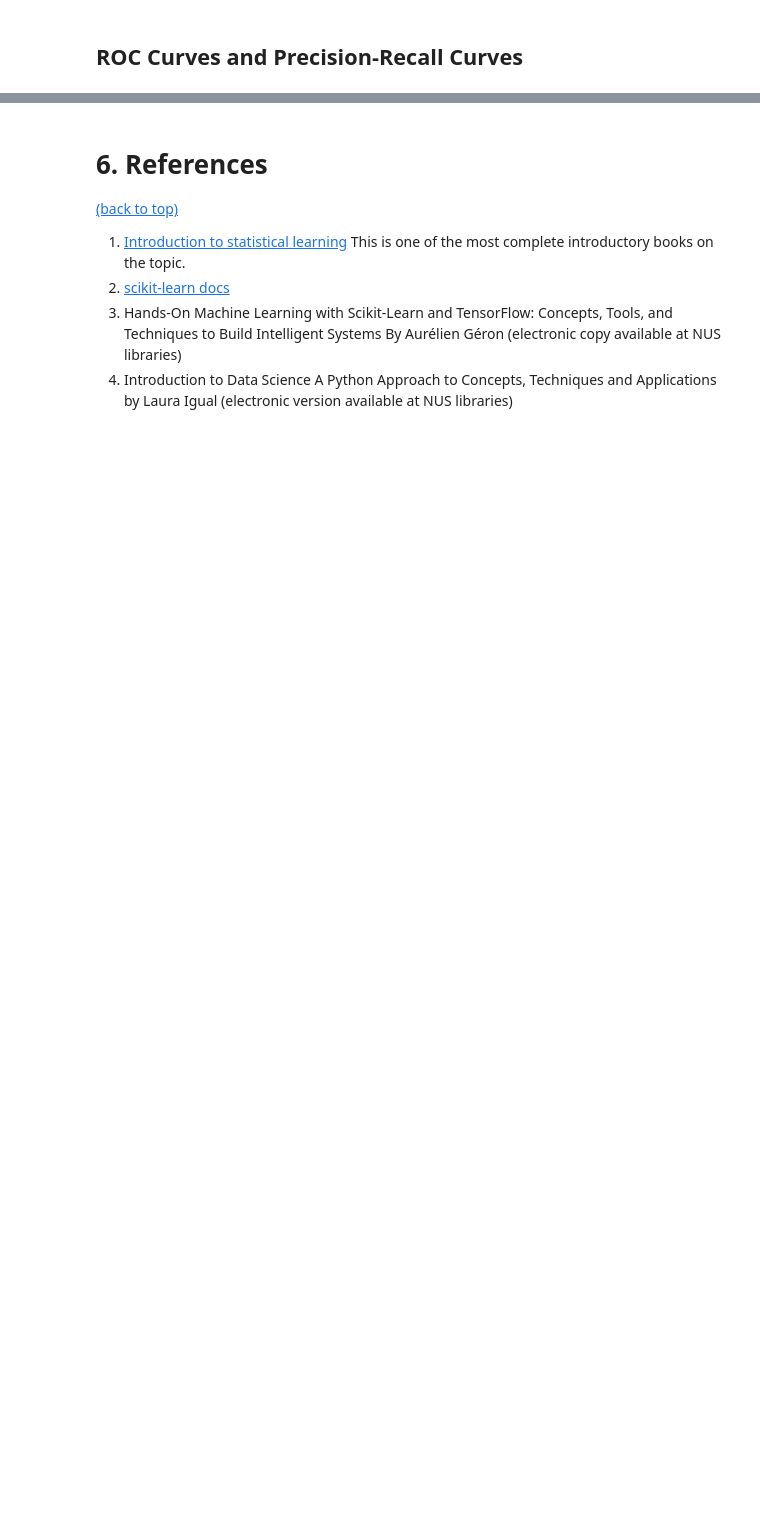
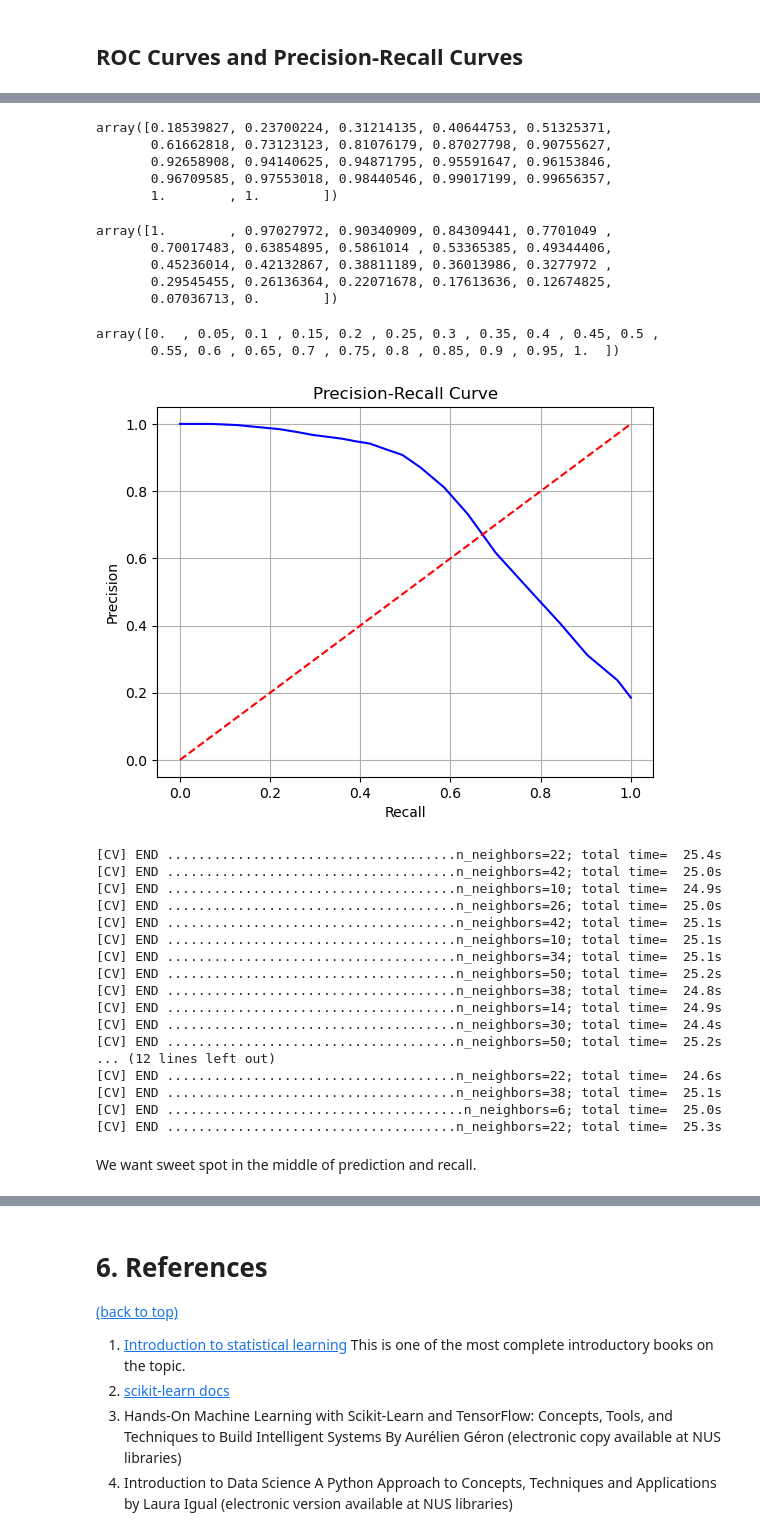
Before and after one commit to Luke-zm/Completed-Data-Courses-for-Masters, a Jupyter notebook: IND5003/lecture/07_sup_learning_lecture.ipynb, the cells around one changed output, grey strips where cells are left out. Cells and saved outputs as stored; diff of their text form; code cells hidden in the pictures; blank space fills up the shorter version.

```diff
--- a/IND5003/lecture/07_sup_learning_lecture.ipynb
+++ b/IND5003/lecture/07_sup_learning_lecture.ipynb
@@ -696,9 +798,52 @@ print(f'The area under the AUC is {auc(fpr, tpr):.3f}.')
 # %%
 nn_precision, nn_recall, thresholds = precision_recall_curve(y_test, y_test_probs[:, 1])
+# %%
+nn_precision
+# %% [output]
+array([0.18539827, 0.23700224, 0.31214135, 0.40644753, 0.51325371,
+       0.61662818, 0.73123123, 0.81076179, 0.87027798, 0.90755627,
+       0.92658908, 0.94140625, 0.94871795, 0.95591647, 0.96153846,
+       0.96709585, 0.97553018, 0.98440546, 0.99017199, 0.99656357,
+       1.        , 1.        ])
+# %%
+nn_recall
+# %% [output]
+array([1.        , 0.97027972, 0.90340909, 0.84309441, 0.7701049 ,
+       0.70017483, 0.63854895, 0.5861014 , 0.53365385, 0.49344406,
+       0.45236014, 0.42132867, 0.38811189, 0.36013986, 0.3277972 ,
+       0.29545455, 0.26136364, 0.22071678, 0.17613636, 0.12674825,
+       0.07036713, 0.        ])
+# %%
+thresholds
+# %% [output]
+array([0.  , 0.05, 0.1 , 0.15, 0.2 , 0.25, 0.3 , 0.35, 0.4 , 0.45, 0.5 ,
+       0.55, 0.6 , 0.65, 0.7 , 0.75, 0.8 , 0.85, 0.9 , 0.95, 1.  ])
 # %%
 plt.plot(nn_recall, nn_precision,'b-');
 plt.title('Precision-Recall Curve')
 plt.xlabel('Recall');plt.ylabel('Precision');
+plt.grid()
 plt.plot([0.0, 1.0], [0.0, 1.0], color='red', linestyle="--");
+# %% [output]
+[figure, added]
+[CV] END .....................................n_neighbors=22; total time=  25.4s
+[CV] END .....................................n_neighbors=42; total time=  25.0s
+[CV] END .....................................n_neighbors=10; total time=  24.9s
+[CV] END .....................................n_neighbors=26; total time=  25.0s
+[CV] END .....................................n_neighbors=42; total time=  25.1s
+[CV] END .....................................n_neighbors=10; total time=  25.1s
+[CV] END .....................................n_neighbors=34; total time=  25.1s
+[CV] END .....................................n_neighbors=50; total time=  25.2s
+[CV] END .....................................n_neighbors=38; total time=  24.8s
+[CV] END .....................................n_neighbors=14; total time=  24.9s
+[CV] END .....................................n_neighbors=30; total time=  24.4s
+[CV] END .....................................n_neighbors=50; total time=  25.2s
+... (12 lines left out)
+[CV] END .....................................n_neighbors=22; total time=  24.6s
+[CV] END .....................................n_neighbors=38; total time=  25.1s
+[CV] END ......................................n_neighbors=6; total time=  25.0s
+[CV] END .....................................n_neighbors=22; total time=  25.3s
+# %% [markdown]
+We want sweet spot in the middle of prediction and recall.
 # %%
 pd.DataFrame({'prec':nn_precision[1:], 'rec':nn_recall[1:], 'thresh':thresholds})
```
Also changed, not shown: parts of 19 cells of this notebook, 4 other files.
